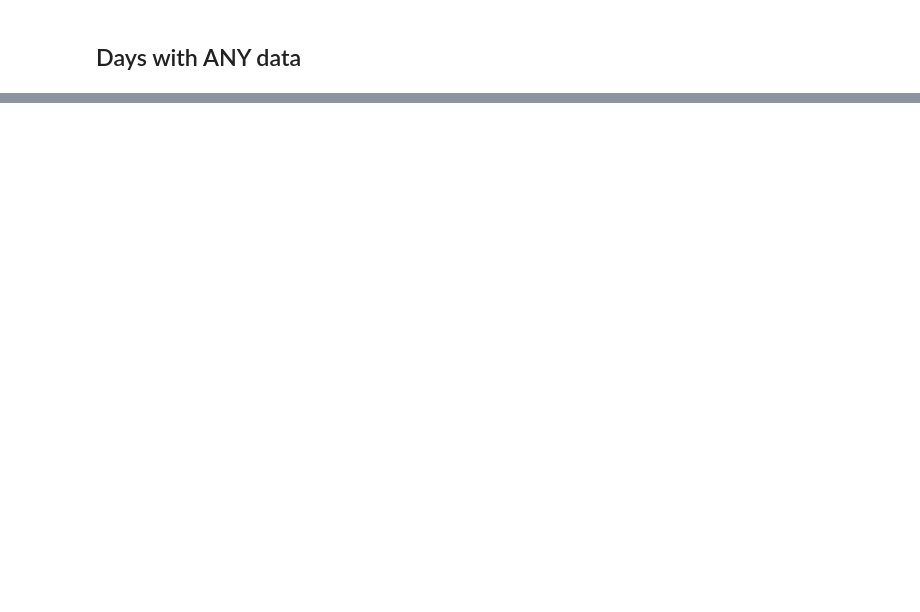
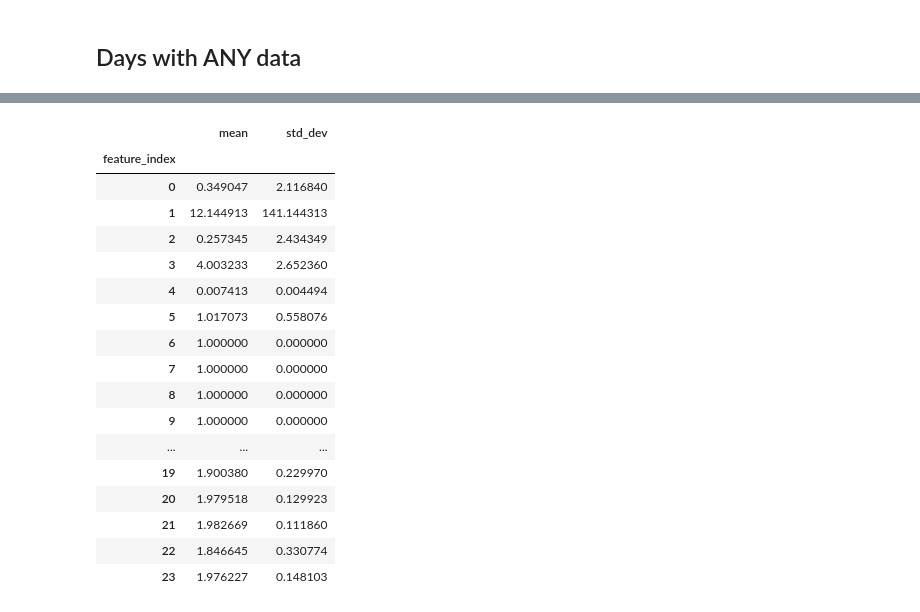
Before and after one commit to NarayanSchuetz/MHC_Dataset, a Jupyter notebook: metadata_analysis.ipynb, the cells around one changed output, grey strips where cells are left out. Saved outputs shown, nothing was run; the diff lists cells and outputs as text; code cells hidden in the pictures; blank space fills up the shorter version.

```diff
--- a/metadata_analysis.ipynb
+++ b/metadata_analysis.ipynb
@@ -217,0 +370,23 @@ plt.show()
+# %%
+import pandas as pd
+df = pd.read_parquet("/home/users/schuetzn/MHC_Dataset/standardization_params.parquet")
+df
+# %% [output]
+|  | mean | std_dev |
+| feature_index |  |  |
+| 0 | 0.349047 | 2.116840 |
+| 1 | 12.144913 | 141.144313 |
+| 2 | 0.257345 | 2.434349 |
+| 3 | 4.003233 | 2.652360 |
+| 4 | 0.007413 | 0.004494 |
+| 5 | 1.017073 | 0.558076 |
+| 6 | 1.000000 | 0.000000 |
+| 7 | 1.000000 | 0.000000 |
+| 8 | 1.000000 | 0.000000 |
+| 9 | 1.000000 | 0.000000 |
+| ... | ... | ... |
+| 19 | 1.900380 | 0.229970 |
+| 20 | 1.979518 | 0.129923 |
+| 21 | 1.982669 | 0.111860 |
+| 22 | 1.846645 | 0.330774 |
+| 23 | 1.976227 | 0.148103 |
```
Also changed, not shown: parts of 1 cell of this notebook, 4 other files.
